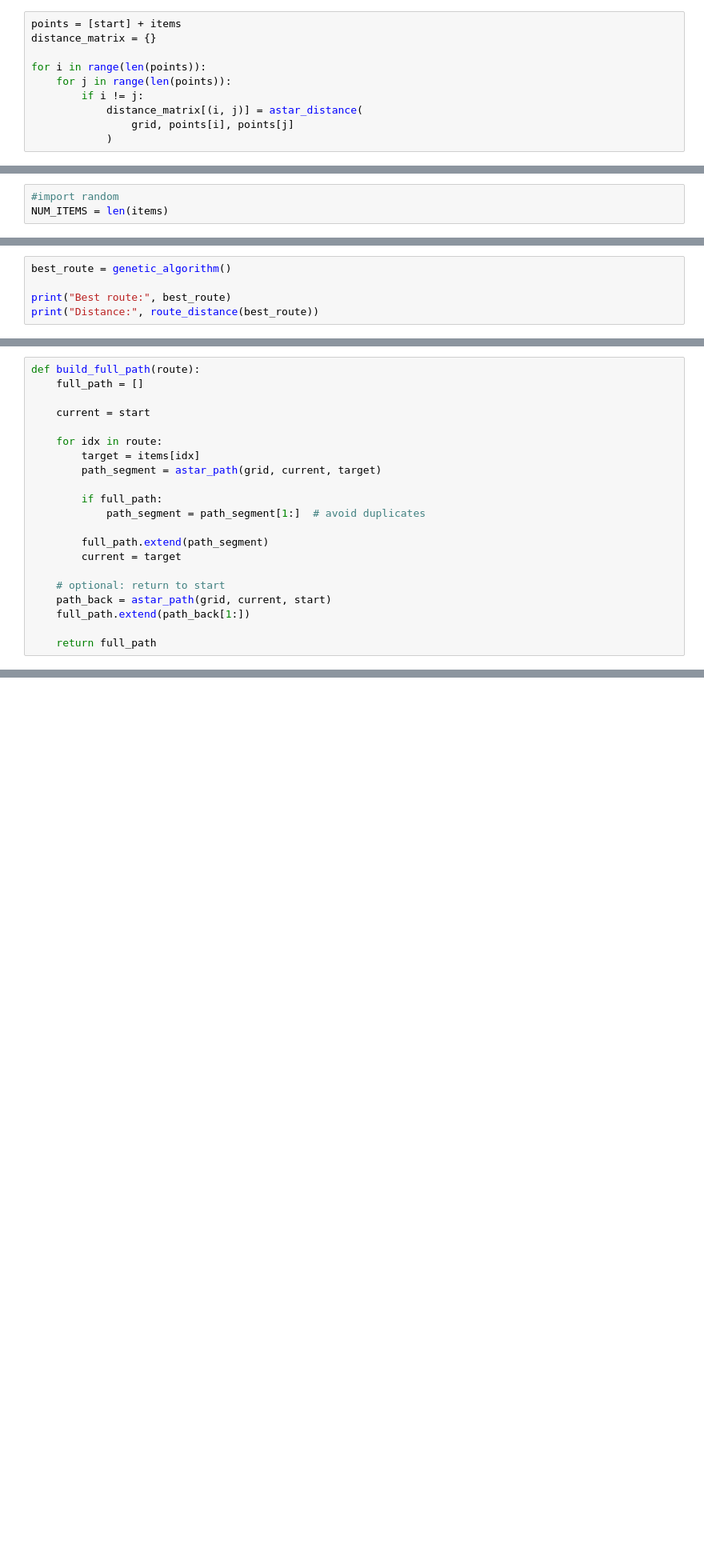
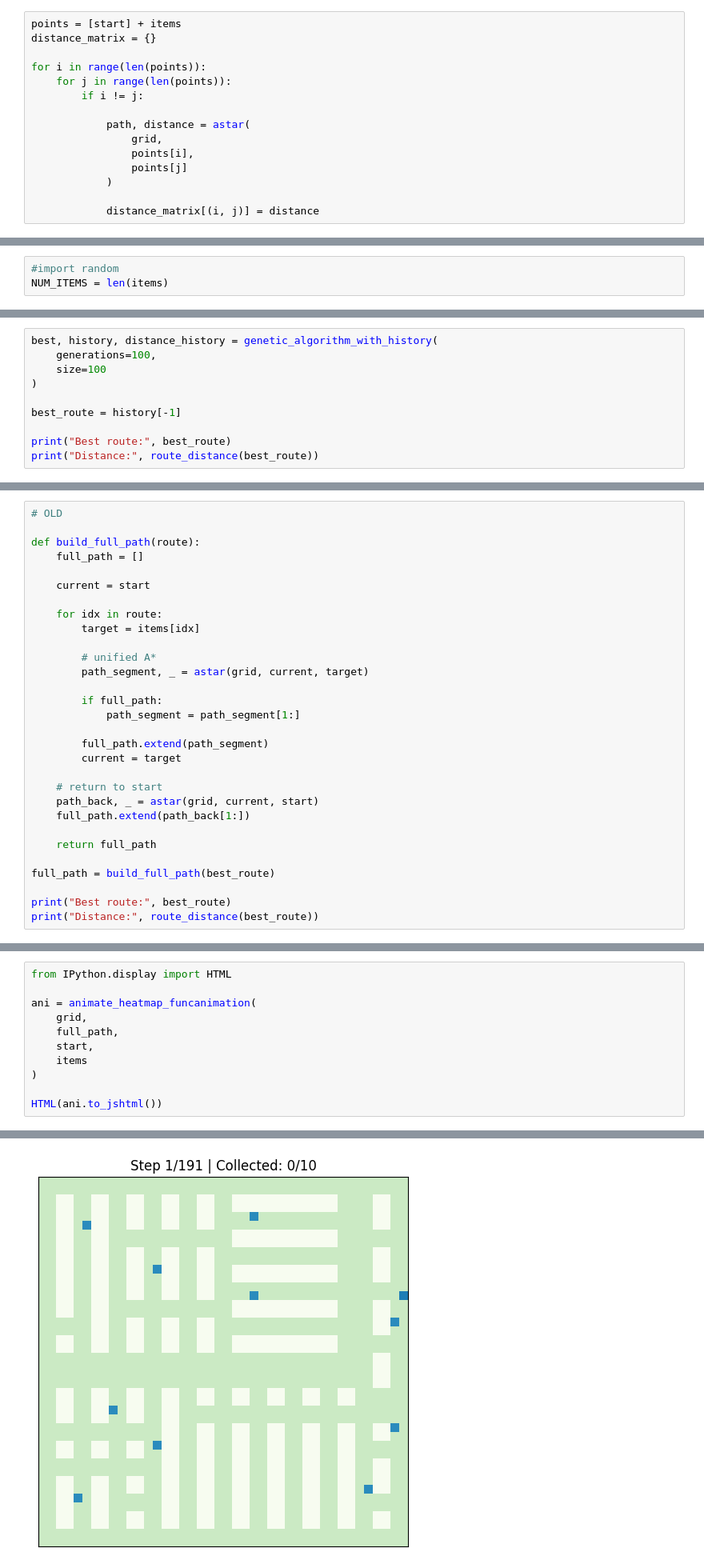
Before and after one commit to Otterly-Cute/AIProgrammingMiniProject, a Jupyter notebook: GA_And_AStar.ipynb, the cells around one changed output, grey strips where cells are left out. Shown at 80% size. Drawn from its saved outputs; the diff is of its cells as text; blank space fills up the shorter version.

```diff
--- a/GA_And_AStar.ipynb
+++ b/GA_And_AStar.ipynb
@@ -287,9 +270,14 @@ distance_matrix = {}
 for i in range(len(points)):
     for j in range(len(points)):
         if i != j:
-            distance_matrix[(i, j)] = astar_distance(
-                grid, points[i], points[j]
+
+            path, distance = astar(
+                grid,
+                points[i],
+                points[j]
             )
+
+            distance_matrix[(i, j)] = distance
 # %% [markdown]
 Genetic Algorithm
 
@@ -413,5 +411,10 @@ def genetic_algorithm(generations=200, size=5000):
 # %%
-best_route = genetic_algorithm()
+best, history, distance_history = genetic_algorithm_with_history(
+    generations=100,
+    size=100
+)
+
+best_route = history[-1]
 
 print("Best route:", best_route)
 print("Distance:", route_distance(best_route))
@@ -431,4 +480,6 @@ Distance: 186
 # %%
+# OLD
+
 def build_full_path(route):
     full_path = []
 
@@ -436,16 +487,23 @@ def build_full_path(route):
 
     for idx in route:
         target = items[idx]
-        path_segment = astar_path(grid, current, target)
+
+        # unified A*
+        path_segment, _ = astar(grid, current, target)
 
         if full_path:
-            path_segment = path_segment[1:]  # avoid duplicates
+            path_segment = path_segment[1:]
 
         full_path.extend(path_segment)
         current = target
 
-    # optional: return to start
-    path_back = astar_path(grid, current, start)
+    # return to start
+    path_back, _ = astar(grid, current, start)
     full_path.extend(path_back[1:])
 
     return full_path
+
+full_path = build_full_path(best_route)
+
+print("Best route:", best_route)
+print("Distance:", route_distance(best_route))
@@ -674,0 +699,12 @@ plt.show()
+# %%
+from IPython.display import HTML
+
+ani = animate_heatmap_funcanimation(
+    grid,
+    full_path,
+    start,
+    items
+)
+
+HTML(ani.to_jshtml())
+# %% [output]
@@ -674,0 +712 @@ plt.show()
+[figure, added]
```
Also changed, not shown: parts of 22 cells of this notebook, 3 other files.
